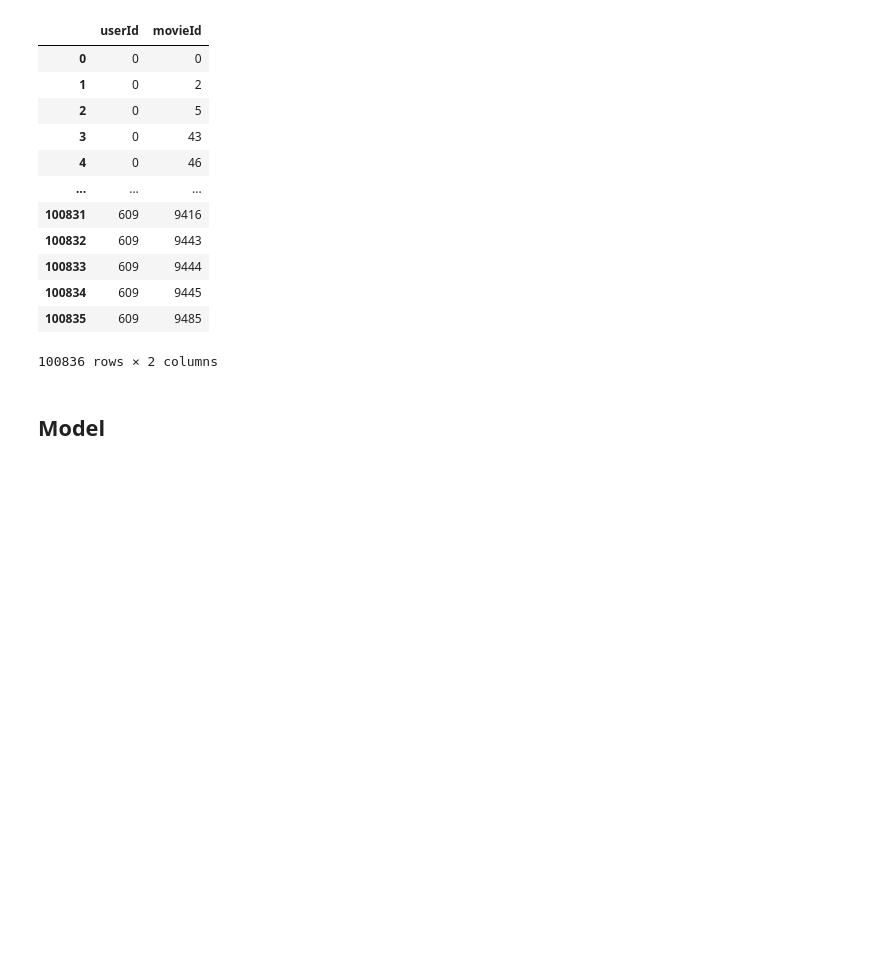
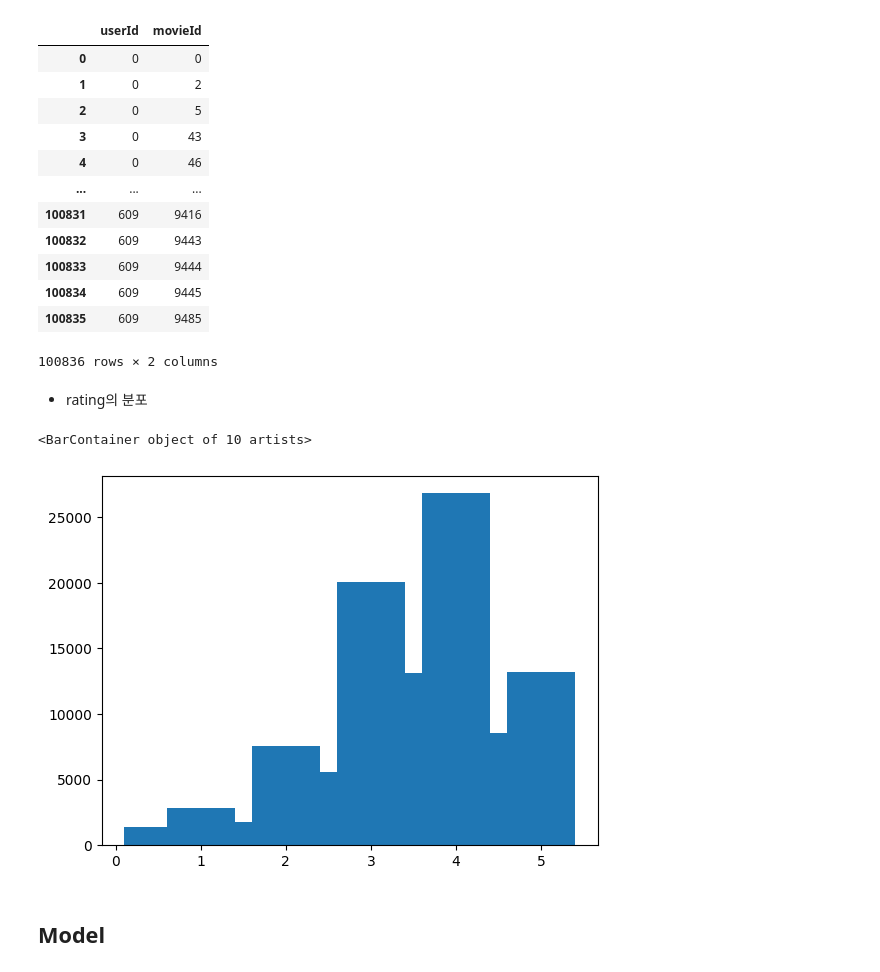
Before and after one commit to kCMI113/Papers, a Jupyter notebook: FM/FM.ipynb, the cells around one changed output. Saved outputs shown, nothing was run; the diff lists cells and outputs as text; code cells hidden in the pictures; blank space fills up the shorter version.

```diff
--- a/FM/FM.ipynb
+++ b/FM/FM.ipynb
@@ -69,6 +69,13 @@ index_data[["userId", "movieId"]]
 | 100834 | 609 | 9445 |
 | 100835 | 609 | 9485 |
 100836 rows × 2 columns
+# %% [markdown]
+- rating의 분포
+# %%
+plt.bar(raw_data.rating.value_counts().index, raw_data.rating.value_counts())
+# %% [output]
+<BarContainer object of 10 artists>
+[figure, added]
 # %%
 
 class MovieLensDataset(Dataset):
```
Also changed, not shown: parts of 7 cells of this notebook.
